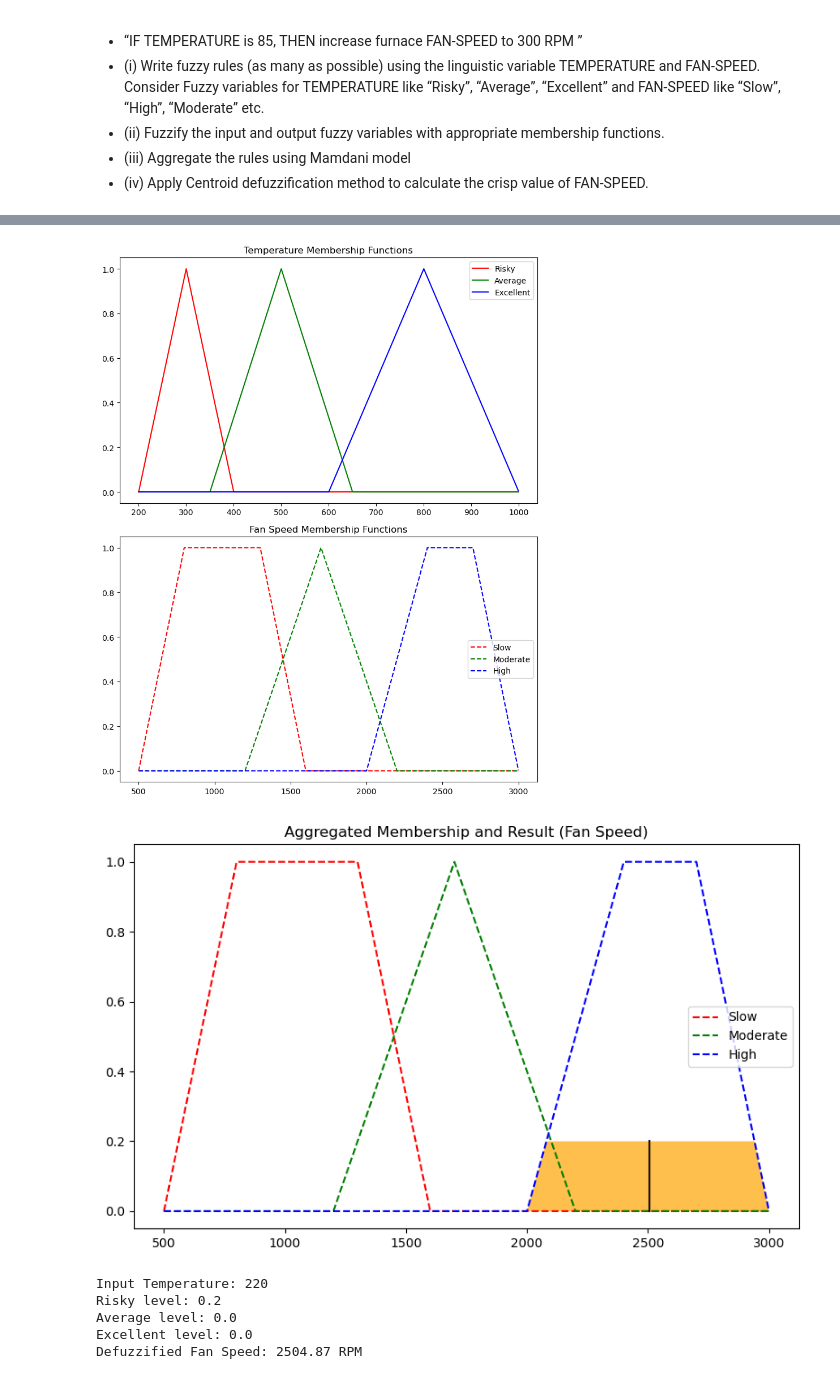
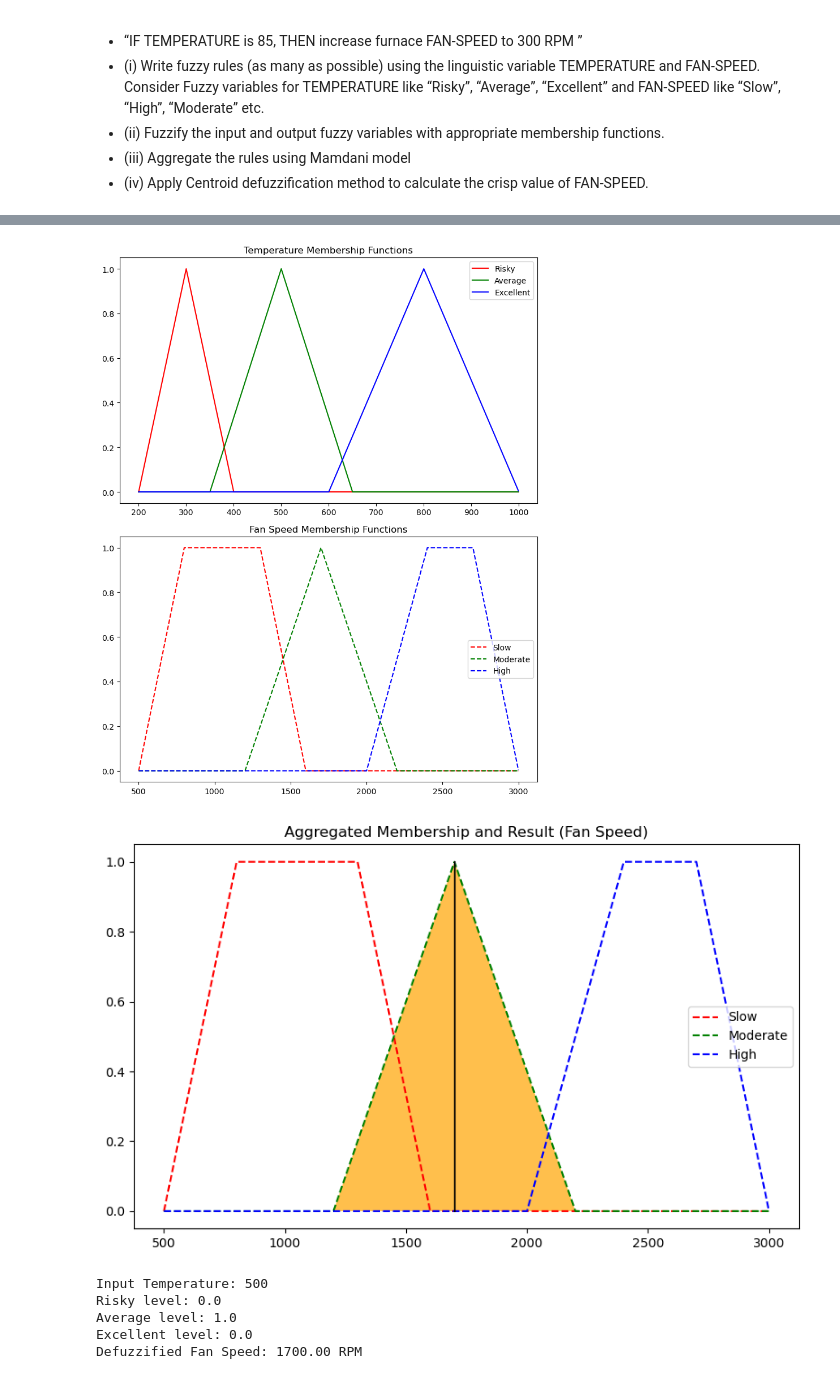
Before and after one commit to Uttam-Mahata/Soft_Computing, a Jupyter notebook: Assignment2/Fuzzy_Numbers.ipynb, the cells around one changed output, grey strips where cells are left out. Cells and saved outputs as stored; diff of their text form; code cells hidden in the pictures.

```diff
--- a/Assignment2/Fuzzy_Numbers.ipynb
+++ b/Assignment2/Fuzzy_Numbers.ipynb
@@ -282,7 +275,7 @@ plt.tight_layout()
 plt.show()
 
 # Example input temperature
-temp_input = 220
+temp_input = 500
 
 # Fuzzify the input temperature
 def fuzzify(x, mf):
@@ -302,36 +295,36 @@ aggregated = np.fmax(rule1, np.fmax(rule2, rule3))
 
 # Defuzzify the result using the Centroid method
 def defuzz(x, mf):
     return np.sum(x * mf) / np.sum(mf)
 
 fan_speed = defuzz(x_fan, aggregated)
 fan_speed_activation = np.interp(fan_speed, x_fan, aggregated)
 
 # Visualize the aggregated output and defuzzified result
 fig, ax0 = plt.subplots(figsize=(8, 5))
 
 ax0.plot(x_fan, fan_slow, 'r', linestyle='--', label='Slow')
 ax0.plot(x_fan, fan_moderate, 'g', linestyle='--', label='Moderate')
 ax0.plot(x_fan, fan_high, 'b', linestyle='--', label='High')
 ax0.fill_between(x_fan, 0, aggregated, facecolor='Orange', alpha=0.7)
 ax0.plot([fan_speed, fan_speed], [0, fan_speed_activation], 'k', linewidth=1.5, alpha=0.9)
 ax0.set_title('Aggregated Membership and Result (Fan Speed)')
 ax0.legend()
 
 plt.tight_layout()
 plt.show()
 
 # Print the fuzzy input levels and final crisp fan speed
 print(f"Input Temperature: {temp_input}")
 print(f"Risky level: {temp_risky_level}")
 print(f"Average level: {temp_average_level}")
 print(f"Excellent level: {temp_excellent_level}")
 print(f"Defuzzified Fan Speed: {fan_speed:.2f} RPM")
 # %% [output]
 [figure]
-[figure, old version]
+[figure, new version]
-Input Temperature: 220
-Risky level: 0.2
-Average level: 0.0
+Input Temperature: 500
+Risky level: 0.0
+Average level: 1.0
 Excellent level: 0.0
-Defuzzified Fan Speed: 2504.87 RPM
+Defuzzified Fan Speed: 1700.00 RPM
```
Also changed, not shown: parts of 3 cells of this notebook.
